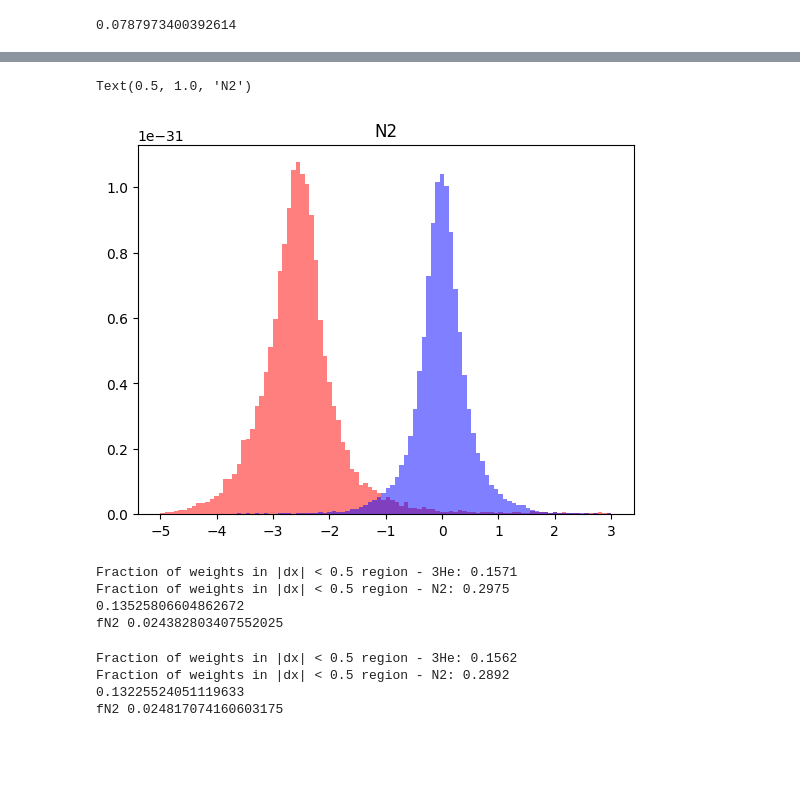
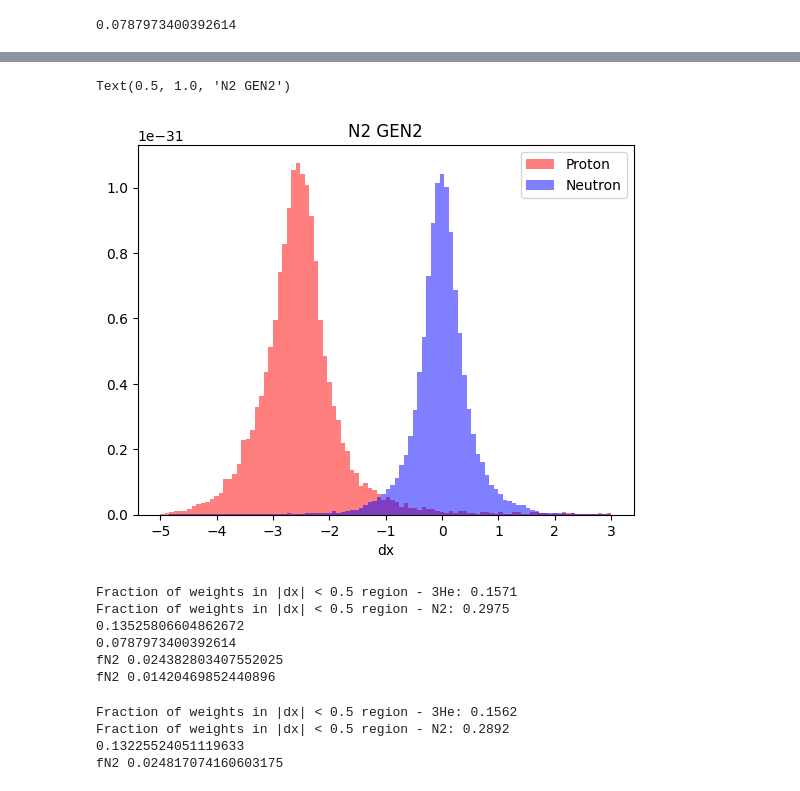
Before and after one commit to hp4xz/GEnAnalysis, a Jupyter notebook: analysis-pass2/2_Nitrogen_Correction.ipynb, the cells around one changed output, grey strips where cells are left out. Drawn from its saved outputs; the diff is of its cells as text; code cells hidden in the pictures; blank space fills up the shorter version.

```diff
--- a/analysis-pass2/2_Nitrogen_Correction.ipynb
+++ b/analysis-pass2/2_Nitrogen_Correction.ipynb
@@ -110,13 +113,15 @@ Text(0.5, 1.0, 'He3')
 # %%
 d=plt.hist(genericSimN2["dx"][protoncutN2],bins=100,range=(-5,3),
-           color='red',alpha=.5,weights=weightN2[protoncutN2])
+           color='red',alpha=.5,weights=weightN2[protoncutN2],label="Proton")
 d=plt.hist(genericSimN2["dx"][neutroncutN2],bins=100,range=(-5,3),
-           color='blue',alpha=.5,weights=weightN2[neutroncutN2])
+           color='blue',alpha=.5,weights=weightN2[neutroncutN2],label="Neutron")
+plt.xlabel("dx")
+plt.legend(loc='upper right')
 
-plt.title("N2")
+plt.title("N2 GEN2")
 # %% [output]
-Text(0.5, 1.0, 'N2')
+Text(0.5, 1.0, 'N2 GEN2')
-[figure, old version]
+[figure, new version]
 # %%
 
 simconfig="3"
@@ -150,12 +155,16 @@ print(f"Fraction of weights in |dx| < 0.5 region - N2: {ratioN2:.4f}")
 
 
 print(ratioN2/ratio3He/14)
+print(n2neutrons/he3neutrons/14)
 print("fN2",14*kin3/(14*kin3+(1-kin3))*ratioN2/ratio3He/14)
+print("fN2",14*kin3/(14*kin3+(1-kin3))*n2neutrons/he3neutrons/14)
 # %% [output]
 Fraction of weights in |dx| < 0.5 region - 3He: 0.1571
 Fraction of weights in |dx| < 0.5 region - N2: 0.2975
 0.13525806604862672
+0.0787973400392614
 fN2 0.024382803407552025
+fN2 0.01420469852440896
 # %%
 
 simconfig="4"
```
Also changed, not shown: parts of 3 cells of this notebook, 48 other files.
